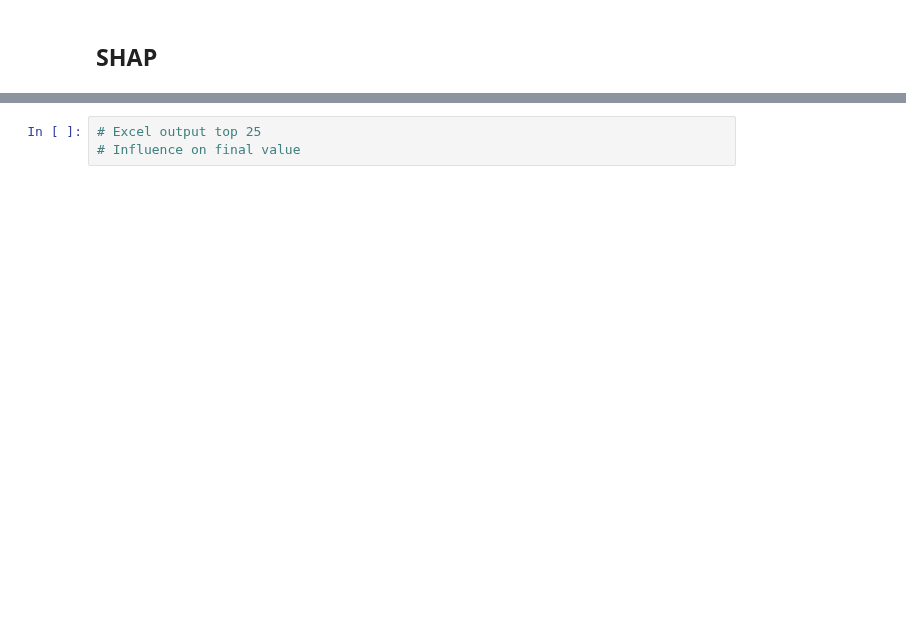
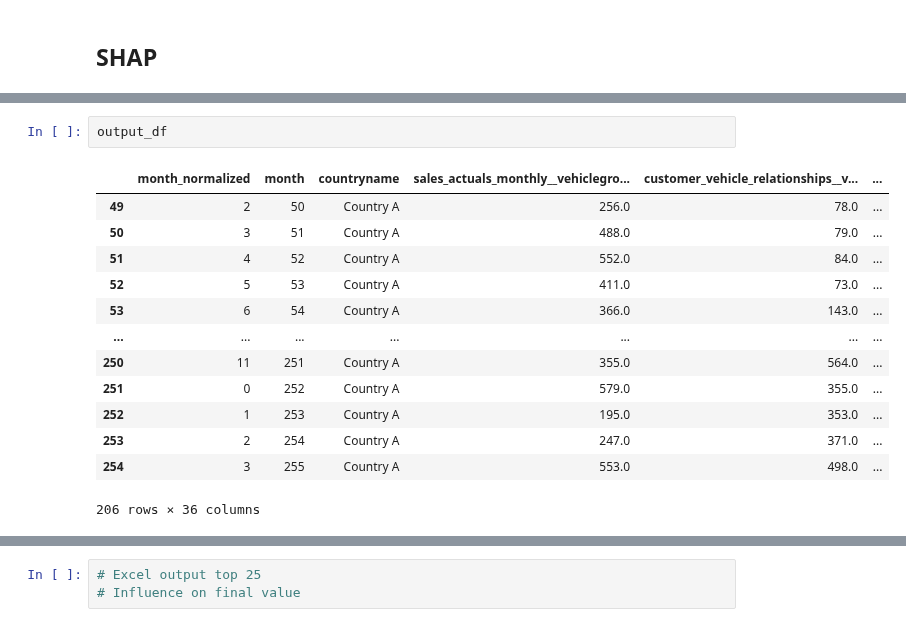
Before and after one commit to zuivu/porsche-forecast-sale, a Jupyter notebook: features_internal.ipynb, the cells around one changed output, grey strips where cells are left out. Drawn from its saved outputs; the diff is of its cells as text; blank space fills up the shorter version.

```diff
--- a/features_internal.ipynb
+++ b/features_internal.ipynb
@@ -267,3 +272,19 @@ Using `tqdm.autonotebook.tqdm` in notebook mode. Use `tqdm.tqdm` instead to forc
 [interactive output not drawn]
+# %%
+output_df
+# %% [output]
+|  | month_normalized | month | countryname | sales_actuals_monthly__vehiclegro... | customer_vehicle_relationships__v... | ... |
+| 49 | 2 | 50 | Country A | 256.0 | 78.0 | ... |
+| 50 | 3 | 51 | Country A | 488.0 | 79.0 | ... |
+| 51 | 4 | 52 | Country A | 552.0 | 84.0 | ... |
+| 52 | 5 | 53 | Country A | 411.0 | 73.0 | ... |
+| 53 | 6 | 54 | Country A | 366.0 | 143.0 | ... |
+| ... | ... | ... | ... | ... | ... | ... |
+| 250 | 11 | 251 | Country A | 355.0 | 564.0 | ... |
+| 251 | 0 | 252 | Country A | 579.0 | 355.0 | ... |
+| 252 | 1 | 253 | Country A | 195.0 | 353.0 | ... |
+| 253 | 2 | 254 | Country A | 247.0 | 371.0 | ... |
+| 254 | 3 | 255 | Country A | 553.0 | 498.0 | ... |
+206 rows × 36 columns
 # %%
 X= output_df
```
Also changed, not shown: parts of 18 cells of this notebook, 1 other file.
